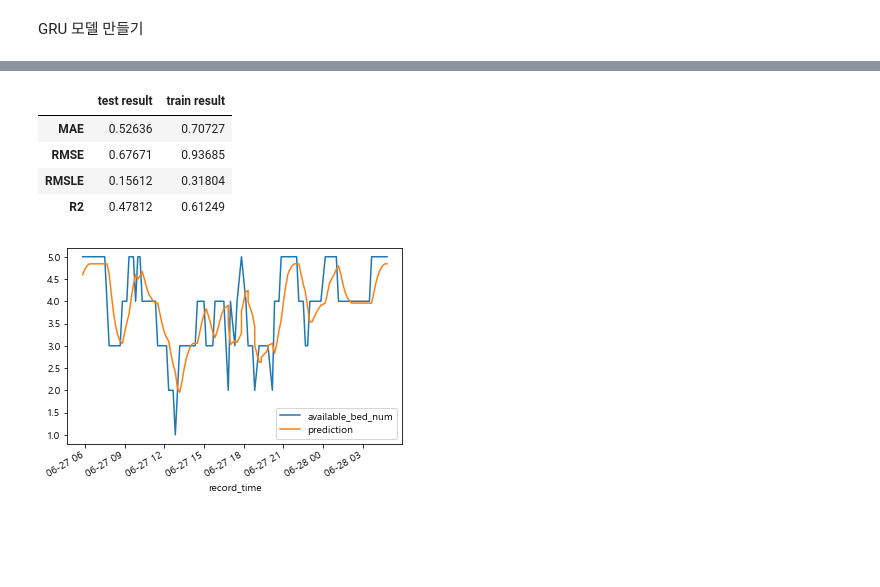
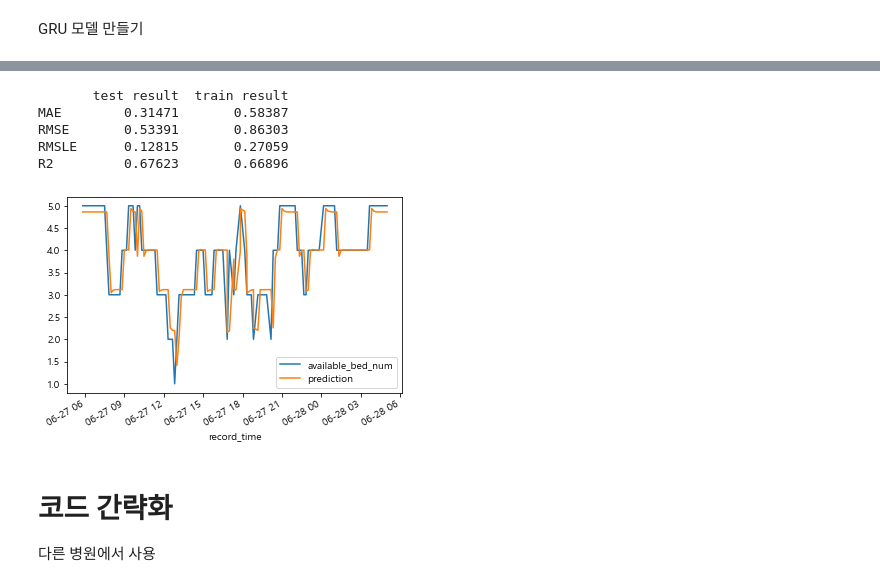
Before and after one commit to HyeonheeKo/emergency, a Jupyter notebook: RNN_GRU_guidecode.ipynb, the cells around one changed output, grey strips where cells are left out. Cells and saved outputs as stored; diff of their text form; code cells hidden in the pictures; blank space fills up the shorter version.

```diff
--- a/RNN_GRU_guidecode.ipynb
+++ b/RNN_GRU_guidecode.ipynb
@@ -209,0 +266,21 @@ def set_seed(SEED = 42):
+# %%
+def result_GRU(GRU_prediction, train_GRU_prediction, test_data):
+    # GRU 결과 플롯 그리기
+    GRU_prediction[1:10]
+    actual_pred_plot(GRU_prediction)
+
+    # 예측 성능 지표로 GRU 수행 결과 확인하기
+    y_pred_gru = pd.DataFrame(GRU_prediction[:, 0])
+    y_test_gru=test_data[0:len(GRU_prediction)]
+    y_test_gru.reset_index(drop=True, inplace=True)
+    test_result = confirm_result(y_test_gru, y_pred_gru)
+
+    train_pred_gru = pd.DataFrame(train_GRU_prediction[:, 0])
+    train_test_gru=train_data[0:len(train_GRU_prediction)]
+    train_test_gru.reset_index(drop=True, inplace=True)
+    train_result = confirm_result(train_test_gru, train_pred_gru)
+
+    test_result.columns = ['test result']
+    train_result.columns = ['train result']
+    total_result = pd.concat([test_result, train_result], axis = 1)
+    print(total_result)
@@ -211,21 +292,20 @@ def set_seed(SEED = 42):
 # GRU 아키텍처 (architecture )
 set_seed()
 my_GRU_model = Sequential()
-my_GRU_model.add(GRU(units = 50,
+my_GRU_model.add(GRU(units = 64,
                      return_sequences = True,
                      input_shape = (x_train.shape[1],1),
-                     activation = 'relu'))
-my_GRU_model.add(GRU(units = 50,
-                     activation = 'relu'))
-my_GRU_model.add(Dense(units = for_periods))
+                     activation = 'tanh'))
+my_GRU_model.add(GRU(units = 32,
+                     activation = 'tanh'))
+
+my_GRU_model.add(Dense(units = 1))
 
 # 컴파일링 (Compiling)
-my_GRU_model.compile(optimizer = SGD(lr = 0.01, decay = 1e-7,
-                                     momentum = 0.9, nesterov = False),
-                     loss = 'mean_squared_error')
+my_GRU_model.compile(optimizer = 'adam', loss = 'mean_squared_error')
 
 # 피팅하기 (Fitting)
-my_GRU_model.fit(x_train, y_train, epochs = 50, batch_size = 150, verbose = 0)
+my_GRU_model.fit(x_train, y_train, epochs = 50, batch_size = 32, verbose = 0)
 
 GRU_prediction = my_GRU_model.predict(x_test)
 GRU_prediction = scaler.inverse_transform(GRU_prediction)
@@ -238,27 +318,12 @@ train_GRU_prediction = scaler.inverse_transform(x_train_GRU_prediction)
-# %%
-# GRU 결과 플롯 그리기
-GRU_prediction[1:10]
-actual_pred_plot(GRU_prediction)
-
-# 예측 성능 지표로 GRU 수행 결과 확인하기
-y_pred_gru = pd.DataFrame(GRU_prediction[:, 0])
-y_test_gru=test_data[0:len(GRU_prediction)]
-y_test_gru.reset_index(drop=True, inplace=True)
-test_result = confirm_result(y_test_gru, y_pred_gru)
-
-train_pred_gru = pd.DataFrame(train_GRU_prediction[:, 0])
-train_test_gru=train_data[0:len(train_GRU_prediction)]
-train_test_gru.reset_index(drop=True, inplace=True)
-train_result = confirm_result(train_test_gru, train_pred_gru)
-
-test_result.columns = ['test result']
-train_result.columns = ['train result']
-total_result = pd.concat([test_result, train_result], axis = 1)
-total_result
-# %% [output]
-|  | test result | train result |
-| MAE | 0.52636 | 0.70727 |
-| RMSE | 0.67671 | 0.93685 |
-| RMSLE | 0.15612 | 0.31804 |
-| R2 | 0.47812 | 0.61249 |
-[figure, removed]
+# %%
+result_GRU(GRU_prediction, train_GRU_prediction, test_data)
+# %% [output]
+       test result  train result
+MAE        0.31471       0.58387
+RMSE       0.53391       0.86303
+RMSLE      0.12815       0.27059
+R2         0.67623       0.66896
+[figure, added]
+# %% [markdown]
+# 코드 간략화
+다른 병원에서 사용
```
Also changed, not shown: parts of 28 cells of this notebook.
